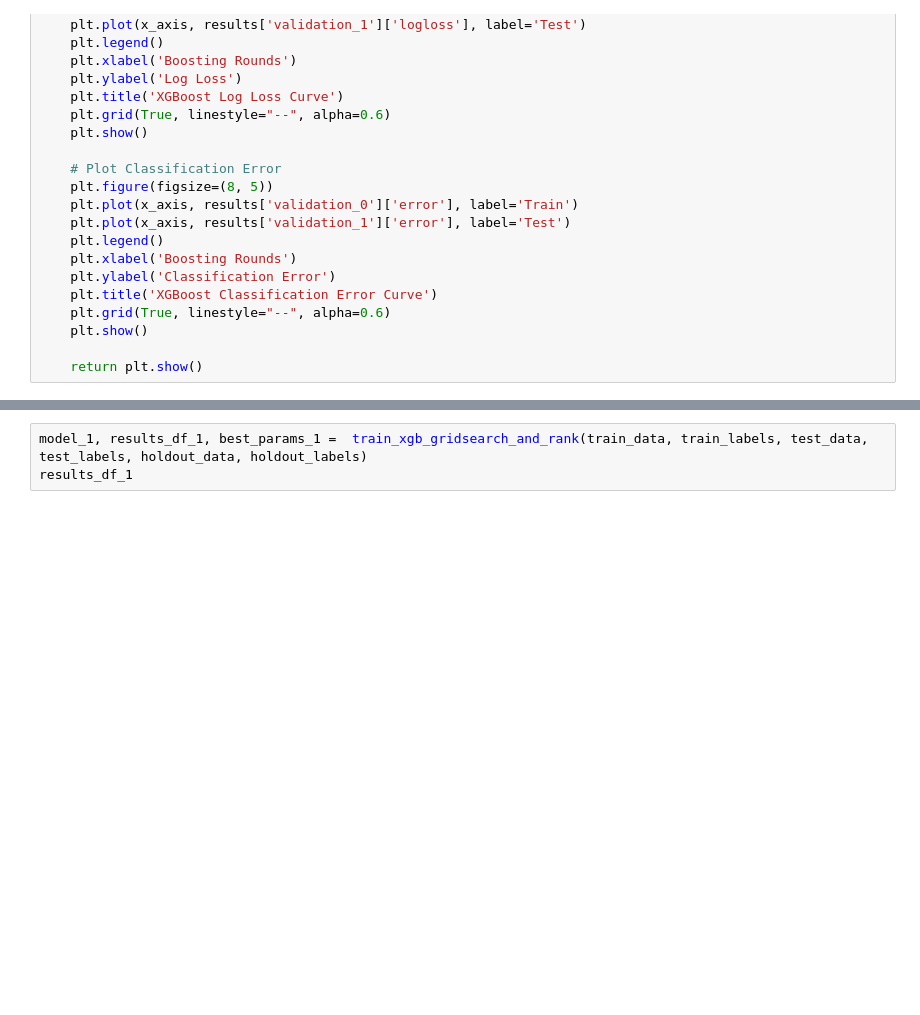
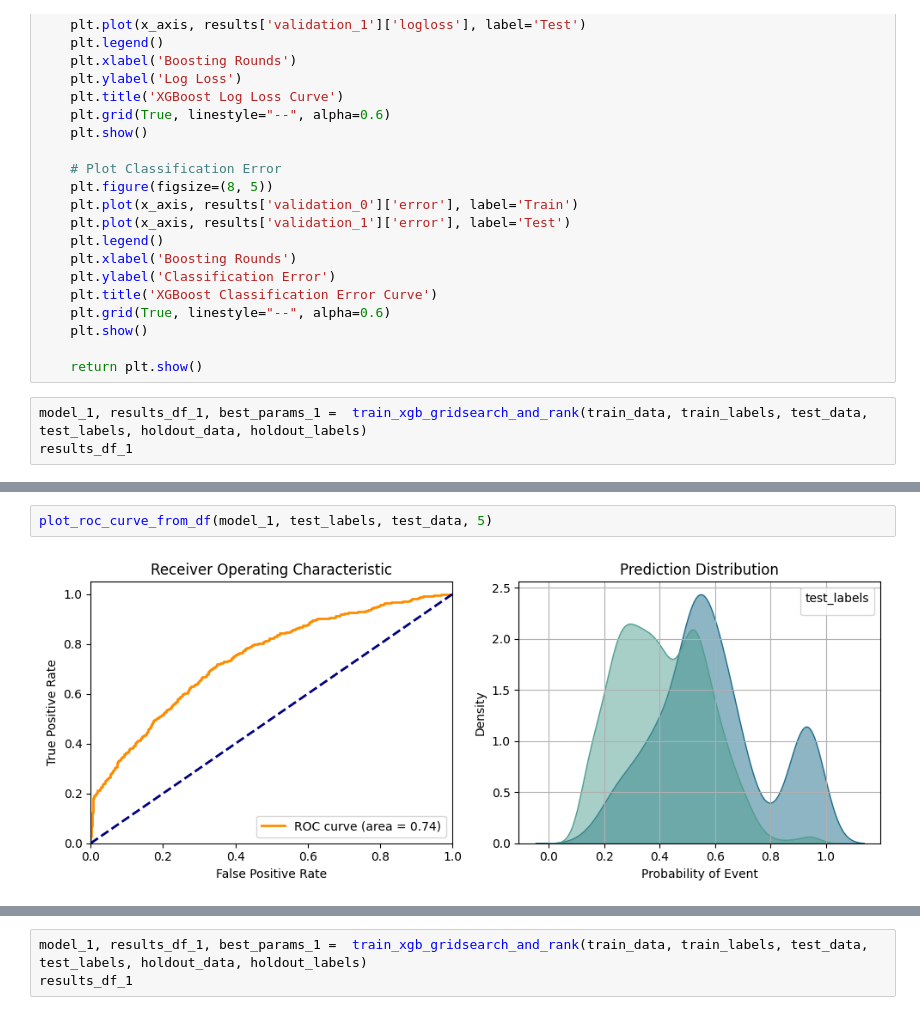
Before and after one commit to LinoMejiaDC/Machine-Leaarning-premature-births, a Jupyter notebook: Premature_model/notebooks/05_Modeling.ipynb, the cells around one changed output, grey strips where cells are left out. Cells and saved outputs as stored; diff of their text form; blank space fills up the shorter version.

```diff
--- a/Premature_model/notebooks/05_Modeling.ipynb
+++ b/Premature_model/notebooks/05_Modeling.ipynb
@@ -1208,3 +1248,6 @@ def model_curve_plot_logloss_error(model, train_data, train_labels, test_data, t
     plt.show()
 
     return plt.show()
+# %%
+model_1, results_df_1, best_params_1 =  train_xgb_gridsearch_and_rank(train_data, train_labels, test_data, test_labels, holdout_data, holdout_labels)
+results_df_1
@@ -1210,0 +1276,4 @@ def model_curve_plot_logloss_error(model, train_data, train_labels, test_data, t
+# %%
+plot_roc_curve_from_df(model_1, test_labels, test_data, 5)
+# %% [output]
+[figure, added]
```
Also changed, not shown: parts of 42 cells of this notebook.
